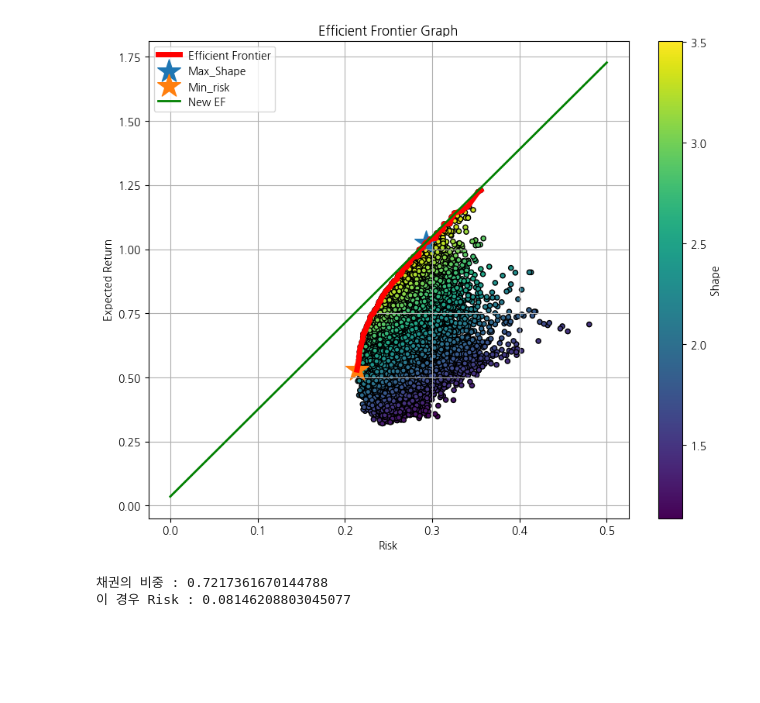
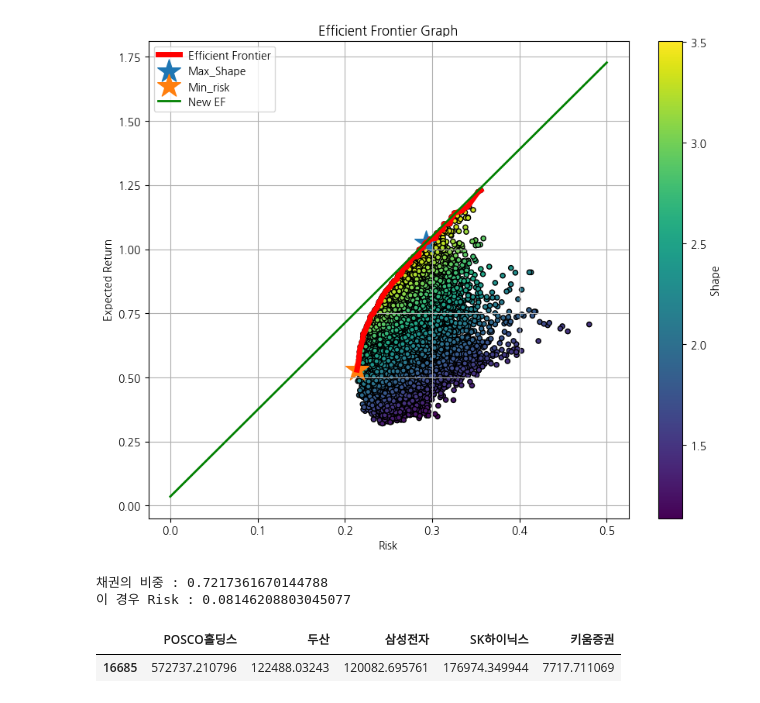
Before and after one commit to DanDanHeeWorld/to_upward, a Jupyter notebook: 포트폴리오구성+monte2.ipynb, the cells around one changed output. Saved outputs shown, nothing was run; the diff lists cells and outputs as text; code cells hidden in the pictures; blank space fills up the shorter version.

```diff
--- a/포트폴리오구성+monte2.ipynb
+++ b/포트폴리오구성+monte2.ipynb
@@ -228,0 +268,7 @@ show_portfolio(max_shape)
+# %%
+balance = 1000000
+stock_money = max_shape[max_shape.columns[3:]]*balance
+stock_money
+# %% [output]
+|  | POSCO홀딩스 | 두산 | 삼성전자 | SK하이닉스 | 키움증권 |
+| 16685 | 572737.210796 | 122488.03243 | 120082.695761 | 176974.349944 | 7717.711069 |
```
Also changed, not shown: parts of 4 cells of this notebook, 1 other file.
